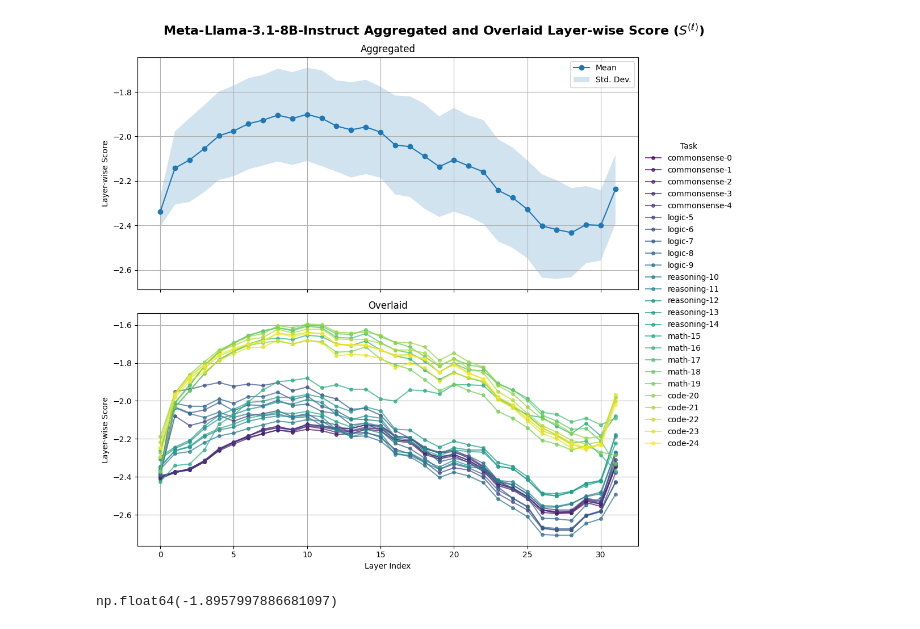
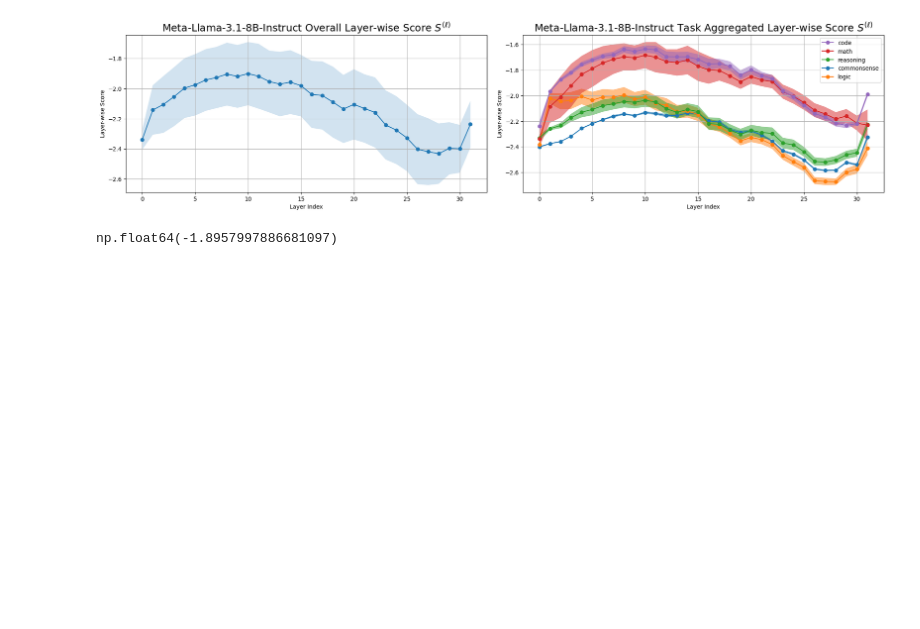
Before and after one commit to eeen17/ucct, a Jupyter notebook: llama-metrics.ipynb, the cells around one changed output. Cells and saved outputs as stored; diff of their text form; code cells hidden in the pictures; blank space fills up the shorter version.

```diff
--- a/llama-metrics.ipynb
+++ b/llama-metrics.ipynb
@@ -19,54 +15,54 @@ std_s = np.std(all_s, axis=1)
 # %%
+fig, ax = plt.subplots(1, 2, figsize=(24,5))
+all_s = s.to_numpy()
+mean_s = np.mean(all_s, axis=1)
+std_s = np.std(all_s, axis=1)
 layer_indices = list(range(len(mean_s)))
-
-fig, (agg, ov) = plt.subplots(2, 1, figsize=(12, 10), sharex=True)
-agg.plot(layer_indices, mean_s, marker="o", linestyle="-", label="Mean")
-agg.fill_between(
+ax[0].plot(layer_indices, mean_s, marker="o", linestyle="-", label="Mean")
+ax[0].fill_between(
     layer_indices,
     mean_s - std_s,
     mean_s + std_s,
     alpha=0.2,
     label="Std. Dev.",
 )
+ax[0].grid()
+ax[0].set_title(r"Meta-Llama-3.1-8B-Instruct Overall Layer-wise Score $S^{(\ell)}$", fontsize=18)
+ax[0].set_xlabel("Layer Index")
+ax[0].set_ylabel("Layer-wise Score")
 
-colors = plt.cm.viridis(np.linspace(0, 1, len(all_s[0])))
+data = s.to_dict()
+keys, vals = [k for k in data.keys()], np.array([[entry for entry in row.values()] for row in data.values()])
+colors = plt.cm.viridis(np.linspace(0, 1, len(keys)))
 
-legend_handles = []
-for color, (task_name, scores) in enumerate(s.to_dict().items()):
-    layerwise_scores = np.array([v for v in scores.values()])
-    (line1,) = ov.plot(
+# display(vals, data.values())
+
+# vals[:5].std(axis=0).shape
+# vals[:5].mean(axis=0).shape
+
+for i in range(0, len(keys), 5):
+    task = keys[i].split("-")[0]
+    task_vals = vals[i:i+5]
+    mean_s, std_s = task_vals.mean(axis=0), task_vals.std(axis=0)
+    ax[1].plot(layer_indices, mean_s, marker="o", linestyle="-", label=task)
+    ax[1].fill_between(
         layer_indices,
-        layerwise_scores,
-        marker="o",
-        markersize=4,
-        linestyle="-",
-        alpha=0.7,
-        color=colors[color],
-        label=task_name,
+        mean_s - std_s,
+        mean_s + std_s,
+        alpha=0.5,
     )
-    legend_handles.append(line1)
 
-agg.set_title("Aggregated")
-agg.set_ylabel("Layer-wise Score")
-agg.legend()
-agg.grid(True)
+handles, labels = ax[1].get_legend_handles_labels()
+order = [4, 3, 2, 0, 1]
+ax[1].grid()
+ax[1].legend([handles[i] for i in order], [labels[i] for i in order], loc="upper right")
+ax[1].set_title(r"Meta-Llama-3.1-8B-Instruct Task Aggregated Layer-wise Score $S^{(\ell)}$", fontsize=18)
+ax[1].set_xlabel("Layer Index")
+ax[1].set_ylabel("Layer-wise Score")
 
-ov.set_title("Overlaid")
-ov.set_xlabel("Layer Index")
-ov.set_ylabel("Layer-wise Score")
-ov.grid(True)
-
-fig.suptitle("Meta-Llama-3.1-8B-Instruct Aggregated and Overlaid Layer-wise Score ($S^{(\\ell)}$)", fontsize=16, fontweight='bold')
-fig.legend(
-    handles=legend_handles,
-    loc="center left",
-    bbox_to_anchor=(0.8, 0.5),
-    title="Task",
-    frameon=False,
-)
-fig.tight_layout()
-plt.subplots_adjust(right=0.8)
+plt.subplots_adjust(wspace=0.1)
+# plt.suptitle()
 plt.show()
-fig.savefig("output/score.pdf", bbox_inches="tight")
+fig.savefig("output/score_revised.pdf", bbox_inches="tight")
 # %% [output]
-[figure, old version]
+[figure, new version]
```
Also changed, not shown: parts of 2 cells of this notebook, 2 other files.
